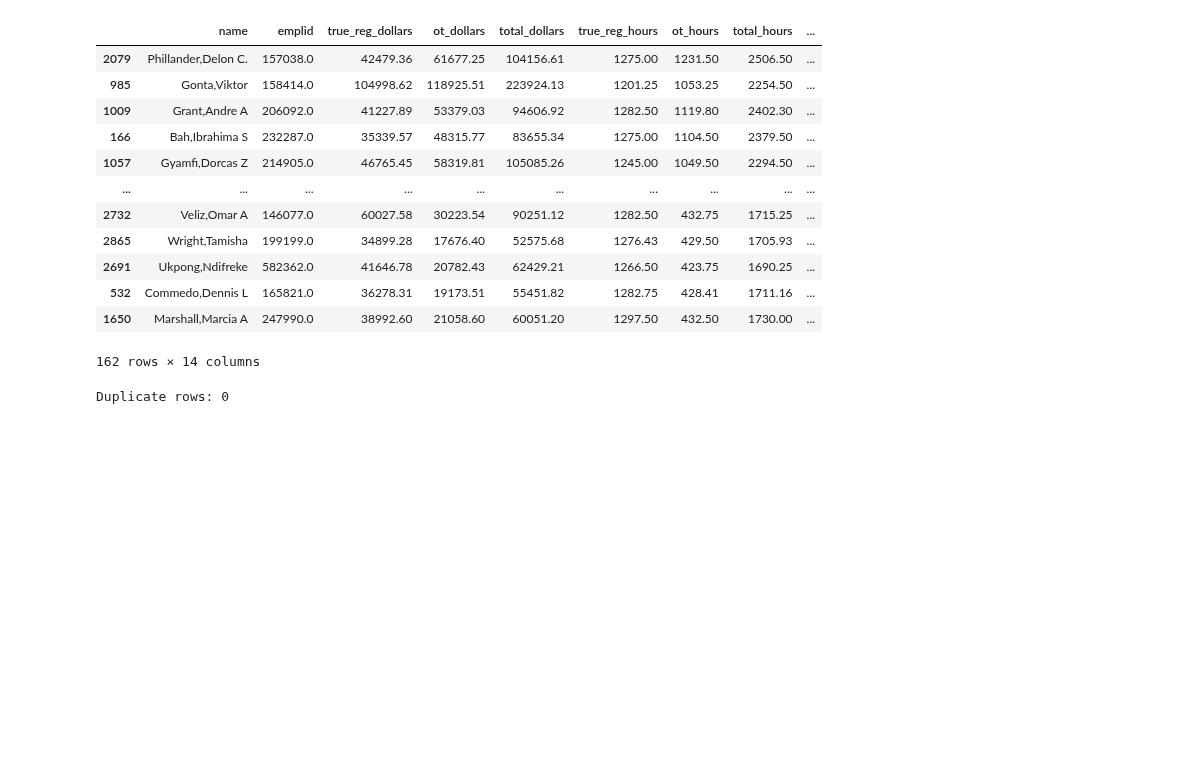
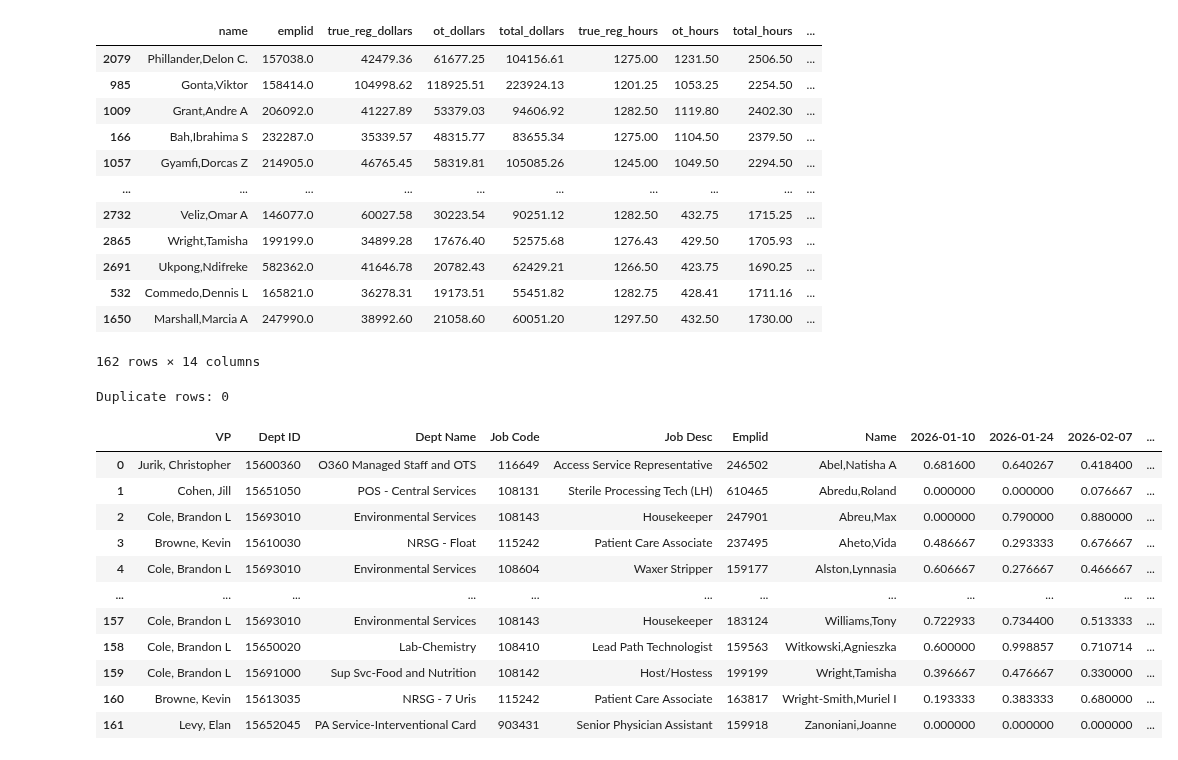
Before and after one commit to k8bixby/manhattan, a Jupyter notebook: fte/ot_summary.ipynb, the cells around one changed output. Cells and saved outputs as stored; diff of their text form; code cells hidden in the pictures; blank space fills up the shorter version.

```diff
--- a/fte/ot_summary.ipynb
+++ b/fte/ot_summary.ipynb
@@ -192,35 +196,87 @@ display(ot_hounds)
 | 1650 | Marshall,Marcia A | 247990.0 | 38992.60 | 21058.60 | 60051.20 | 1297.50 | 432.50 | 1730.00 | ... |
 162 rows × 14 columns
 # %%
-ot_by_pp = ppe_empl_active[ppe_empl_active['emplid'].isin(ot_hounds['emplid'])]
+empl_ot_raw = ppe_empl_active[ppe_empl_active['emplid'].isin(ot_hounds['emplid'])]
 
-ot_by_pp_grouped = ot_by_pp.groupby(['name', 'emplid', 'report_date'])[['true_reg_dollars', 'ot_dollars', 'total_dollars', 'true_reg_hours', 'ot_hours',
-                                                                        'total_hours', 'STD Hrs']].sum().reset_index()
+empl_by_pp = empl_ot_raw.groupby(
+    ['name', 'emplid', 'report_date', 'STD Hrs']
+)[['true_reg_dollars', 'ot_dollars', 'total_dollars',
+   'true_reg_hours', 'ot_hours', 'total_hours']].sum().reset_index()
 
-ot_by_pp_grouped['reg_ftes'] = ot_by_pp_grouped['true_reg_hours'] / (ot_by_pp_grouped['STD Hrs']*2)
-ot_by_pp_grouped['ot_ftes'] = ot_by_pp_grouped['ot_hours'] / (ot_by_pp_grouped['STD Hrs']*2)
-ot_by_pp_grouped['total_ftes'] = ot_by_pp_grouped['total_hours'] / (ot_by_pp_grouped['STD Hrs']*2)
+empl_by_pp_copy = empl_by_pp.copy()
 
-index_cols = ['name', 'emplid']
-duplicates = ot_by_pp_grouped[ot_by_pp_grouped.duplicated(subset=index_cols + ['report_date'], keep=False)]
+empl_by_pp['reg_ftes']   = empl_by_pp['true_reg_hours'] / (empl_by_pp['STD Hrs'] * 2)
+empl_by_pp['ot_ftes']    = empl_by_pp['ot_hours']       / (empl_by_pp['STD Hrs'] * 2)
+empl_by_pp['total_ftes'] = empl_by_pp['total_hours']    / (empl_by_pp['STD Hrs'] * 2)
+
+empl_index_cols = ['name', 'emplid']
+duplicates = empl_by_pp[empl_by_pp.duplicated(subset=empl_index_cols + ['report_date'], keep=False)]
 print(f"Duplicate rows: {len(duplicates)}")
 if len(duplicates) > 0:
     display(duplicates)
-    # drop duplicates keeping first
-    ot_by_pp_grouped = ot_by_pp_grouped.drop_duplicates(subset=index_cols + ['report_date'], keep='first')
+    empl_by_pp = empl_by_pp.drop_duplicates(subset=empl_index_cols + ['report_date'], keep='first')
 
-ot_pivot = pd.pivot_table(
-        ot_by_pp_grouped,
-        values='ot_ftes',
-        index=['name', 'emplid'],
-        columns=['report_date'],
-        aggfunc='sum'
-    ).reset_index().sort_values(by='name')
+empl_pivot = pd.pivot_table(
+    empl_by_pp,
+    values='ot_ftes',
+    index=empl_index_cols,
+    columns=['report_date'],
+    aggfunc='sum'
+).reset_index().sort_values(by='name')
 
-ot_pivot.columns = [col.strftime('%Y-%m-%d') if isinstance(col, pd.Timestamp) else col for col in ot_pivot.columns]
-date_cols = [col for col in ot_pivot.columns if col not in index_cols]
-ot_pivot[date_cols] = ot_pivot[date_cols].fillna(0)
-ot_pivot['total'] = ot_pivot[date_cols].sum(axis=1)
-ot_pivot_v = ot_pivot[ot_pivot['total'] != 0].drop(columns='total').sort_values(by='name')
+empl_pivot.columns = [
+    col.strftime('%Y-%m-%d') if isinstance(col, pd.Timestamp) else col
+    for col in empl_pivot.columns
+]
+empl_date_cols = [col for col in empl_pivot.columns if col not in empl_index_cols]
+empl_pivot[empl_date_cols] = empl_pivot[empl_date_cols].fillna(0)
+
+empl_pivot['total'] = empl_pivot[empl_date_cols].sum(axis=1)
+empl_pivot_nonzero = empl_pivot[empl_pivot['total'] != 0].drop(columns='total').sort_values(by='name')
+
+empl_pivot_detail = pd.merge(
+    pc_lookup, empl_pivot_nonzero,
+    how='right',
+    left_on='Emplid',
+    right_on='emplid'
+)
+
+empl_pivot_ytd = pd.merge(
+    empl_pivot_detail, ot_hounds[['emplid', 'ot_ftes']],
+    how='left',
+    on='emplid'
+)
+
+vp_xwalk = pd.read_excel(
+    'L:/2026 Pilar Plant Files/Crosswalks/Manhattan Region Crosswalk.xlsx',
+    sheet_name='vp_dept'
+)
+
+empl_pivot_final = pd.merge(
+    vp_xwalk, empl_pivot_ytd,
+    how='right',
+    left_on='Dept',
+    right_on='Rpt Dept'
+).rename(columns={
+    'Rpt Dept': 'Dept ID',
+    'Rpt Dept Desc': 'Dept Name',
+    'Jobcode Title': 'Job Desc',
+    'name': 'Name',
+    'ot_ftes': 'YTD OT FTES'
+}).drop(columns=['Incumbent Name', 'STD Hrs', 'emplid', 'Dept'])
+
+display(empl_pivot_final)
 # %% [output]
 Duplicate rows: 0
+|  | VP | Dept ID | Dept Name | Job Code | Job Desc | Emplid | Name | 2026-01-10 | 2026-01-24 | 2026-02-07 | ... |
+| 0 | Jurik, Christopher | 15600360 | O360 Managed Staff and OTS | 116649 | Access Service Representative | 246502 | Abel,Natisha A | 0.681600 | 0.640267 | 0.418400 | ... |
+| 1 | Cohen, Jill | 15651050 | POS - Central Services | 108131 | Sterile Processing Tech (LH) | 610465 | Abredu,Roland | 0.000000 | 0.000000 | 0.076667 | ... |
+| 2 | Cole, Brandon L | 15693010 | Environmental Services | 108143 | Housekeeper | 247901 | Abreu,Max | 0.000000 | 0.790000 | 0.880000 | ... |
+| 3 | Browne, Kevin | 15610030 | NRSG - Float | 115242 | Patient Care Associate | 237495 | Aheto,Vida | 0.486667 | 0.293333 | 0.676667 | ... |
+| 4 | Cole, Brandon L | 15693010 | Environmental Services | 108604 | Waxer Stripper | 159177 | Alston,Lynnasia | 0.606667 | 0.276667 | 0.466667 | ... |
+| ... | ... | ... | ... | ... | ... | ... | ... | ... | ... | ... | ... |
+| 157 | Cole, Brandon L | 15693010 | Environmental Services | 108143 | Housekeeper | 183124 | Williams,Tony | 0.722933 | 0.734400 | 0.513333 | ... |
+| 158 | Cole, Brandon L | 15650020 | Lab-Chemistry | 108410 | Lead Path Technologist | 159563 | Witkowski,Agnieszka | 0.600000 | 0.998857 | 0.710714 | ... |
+| 159 | Cole, Brandon L | 15691000 | Sup Svc-Food and Nutrition | 108142 | Host/Hostess | 199199 | Wright,Tamisha | 0.396667 | 0.476667 | 0.330000 | ... |
+| 160 | Browne, Kevin | 15613035 | NRSG - 7 Uris | 115242 | Patient Care Associate | 163817 | Wright-Smith,Muriel I | 0.193333 | 0.383333 | 0.680000 | ... |
+| 161 | Levy, Elan | 15652045 | PA Service-Interventional Card | 903431 | Senior Physician Assistant | 159918 | Zanoniani,Joanne | 0.000000 | 0.000000 | 0.000000 | ... |
```
Also changed, not shown: parts of 6 cells of this notebook, 2 other files.
